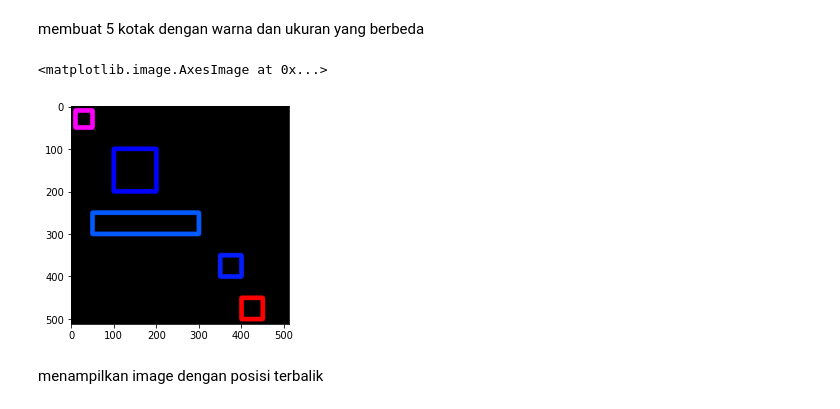
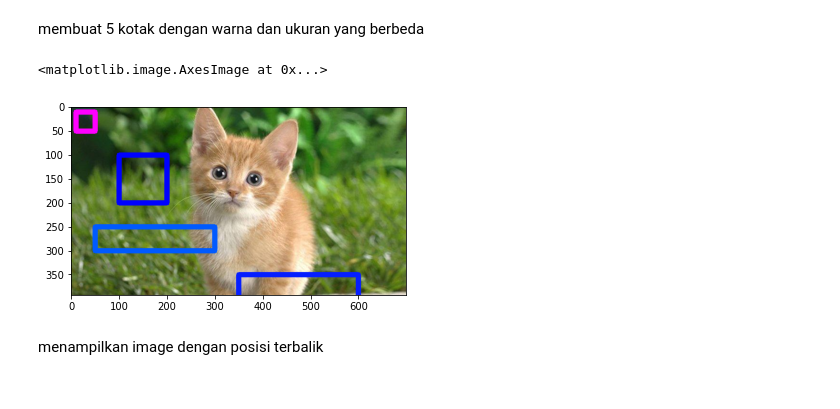
Before and after one commit to SitiZumarohdf/PCVK_Genap_2023, a Jupyter notebook: Week_2.ipynb, the cells around one changed output. Cells and saved outputs as stored; diff of their text form; code cells hidden in the pictures.

```diff
--- a/Week_2.ipynb
+++ b/Week_2.ipynb
@@ -201,16 +225,16 @@ membuat 5 kotak dengan warna dan ukuran yang berbeda
 # %%
 img = cv.imread('/content/drive/MyDrive/PCVK/Image/kucing.jpg')
 img = cv.cvtColor(img,cv.COLOR_BGR2RGB)
 
-cv.rectangle(black_img3,pt1=(10,10),pt2=(50,50),color=(255,0,255),thickness=10)
-cv.rectangle(black_img3,pt1=(100,100),pt2=(200,200),color=(0,1,255),thickness=10)
-cv.rectangle(black_img3,pt1=(50,250),pt2=(300,300),color=(0,90,255),thickness=10)
-cv.rectangle(black_img3,pt1=(400,400),pt2=(350,350),color=(5,30,255),thickness=10)
-cv.rectangle(black_img3,pt1=(400,450),pt2=(450,500),color=(255,0,0),thickness=10)
-plt.imshow(black_img3)
+cv.rectangle(img,pt1=(10,10),pt2=(50,50),color=(255,0,255),thickness=10)
+cv.rectangle(img,pt1=(100,100),pt2=(200,200),color=(0,1,255),thickness=10)
+cv.rectangle(img,pt1=(50,250),pt2=(300,300),color=(0,90,255),thickness=10)
+cv.rectangle(img,pt1=(600,400),pt2=(350,350),color=(5,30,255),thickness=10)
+cv.rectangle(img,pt1=(400,450),pt2=(450,500),color=(255,0,0),thickness=10)
+plt.imshow(img)
 # %% [output]
 <matplotlib.image.AxesImage at 0x...>
-[figure, old version]
+[figure, new version]
 # %% [markdown]
 menampilkan image dengan posisi terbalik
 # %%
```
Also changed, not shown: parts of 11 cells of this notebook.
